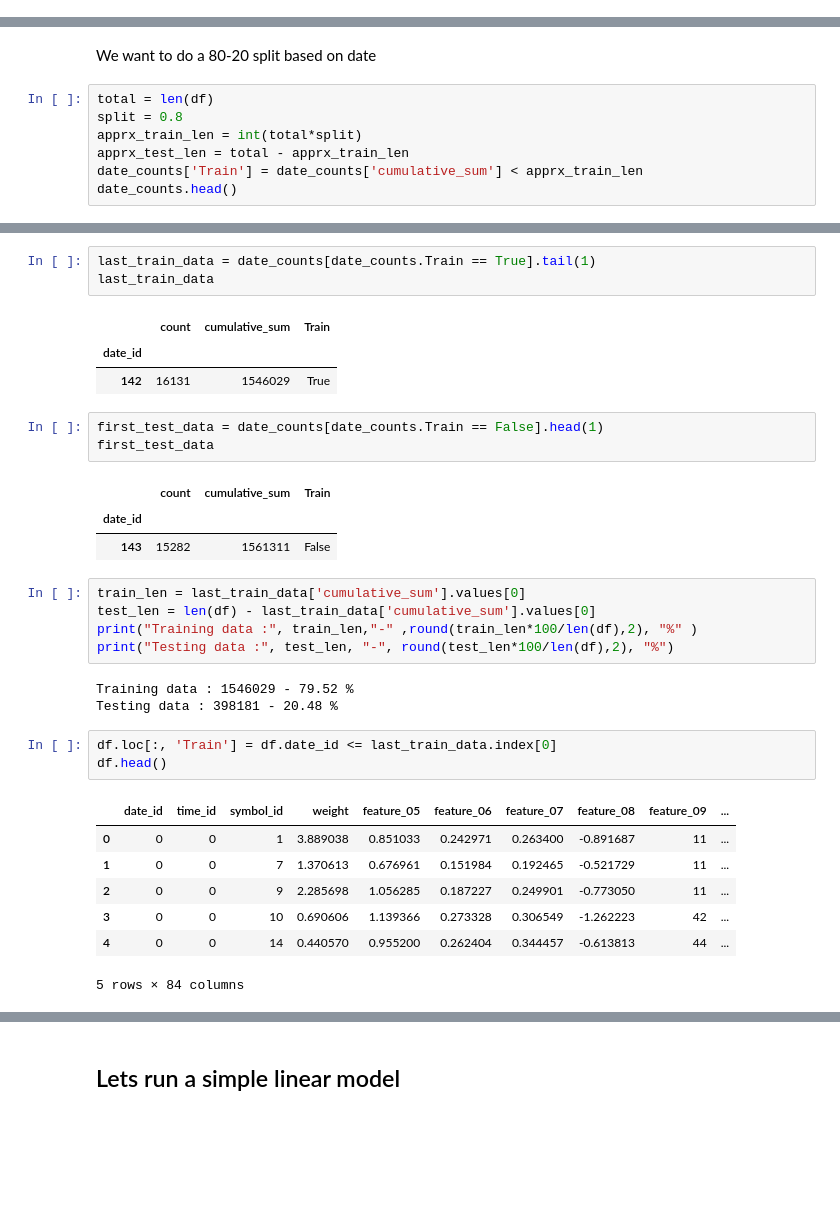
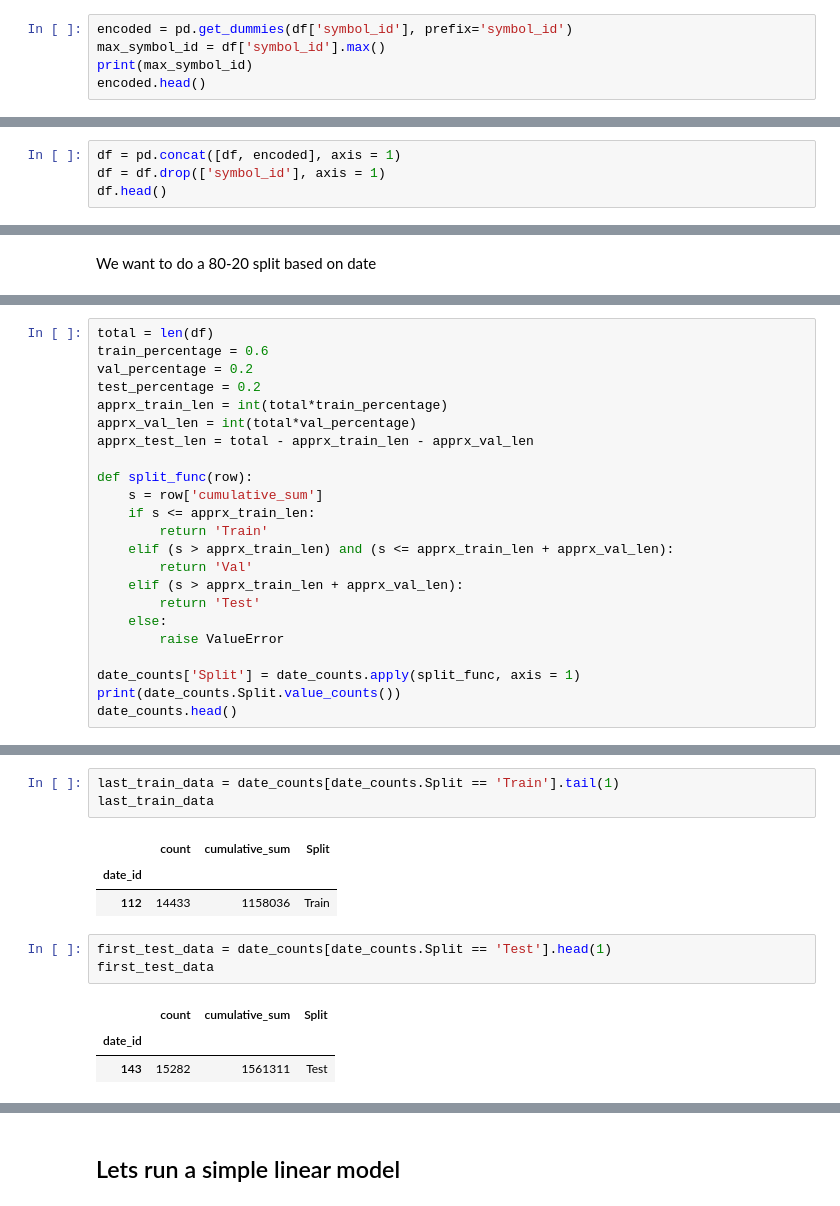
Before and after one commit to nkenny160/ecen-520-final-project, a Jupyter notebook: Jane Street Starter.ipynb, the cells around one changed output, grey strips where cells are left out. Saved outputs shown, nothing was run; the diff lists cells and outputs as text; blank space fills up the shorter version.

```diff
--- a/Jane Street Starter.ipynb
+++ b/Jane Street Starter.ipynb
@@ -330,0 +334,5 @@ df.head()
+# %%
+encoded = pd.get_dummies(df['symbol_id'], prefix='symbol_id')
+max_symbol_id = df['symbol_id'].max()
+print(max_symbol_id)
+encoded.head()
@@ -330,0 +347,4 @@ df.head()
+# %%
+df = pd.concat([df, encoded], axis = 1)
+df = df.drop(['symbol_id'], axis = 1)
+df.head()
@@ -347,10 +375,3 @@ date_counts.head()
 | 4 | 10188 | 46695 |
 # %% [markdown]
 We want to do a 80-20 split based on date
-# %%
-total = len(df)
-split = 0.8
-apprx_train_len = int(total*split)
-apprx_test_len = total - apprx_train_len
-date_counts['Train'] = date_counts['cumulative_sum'] < apprx_train_len
-date_counts.head()
@@ -364,0 +378,23 @@ date_counts.head()
+# %%
+total = len(df)
+train_percentage = 0.6
+val_percentage = 0.2
+test_percentage = 0.2
+apprx_train_len = int(total*train_percentage)
+apprx_val_len = int(total*val_percentage)
+apprx_test_len = total - apprx_train_len - apprx_val_len
+
+def split_func(row):
+    s = row['cumulative_sum']
+    if s <= apprx_train_len:
+        return 'Train'
+    elif (s > apprx_train_len) and (s <= apprx_train_len + apprx_val_len):
+        return 'Val'
+    elif (s > apprx_train_len + apprx_val_len):
+        return 'Test'
+    else:
+        raise ValueError
+
+date_counts['Split'] = date_counts.apply(split_func, axis = 1)
+print(date_counts.Split.value_counts())
+date_counts.head()
@@ -365,33 +414,14 @@ date_counts.head()
 # %%
-last_train_data = date_counts[date_counts.Train == True].tail(1)
+last_train_data = date_counts[date_counts.Split == 'Train'].tail(1)
 last_train_data
 # %% [output]
-|  | count | cumulative_sum | Train |
+|  | count | cumulative_sum | Split |
 | date_id |  |  |  |
-| 142 | 16131 | 1546029 | True |
+| 112 | 14433 | 1158036 | Train |
 # %%
-first_test_data = date_counts[date_counts.Train == False].head(1)
+first_test_data = date_counts[date_counts.Split == 'Test'].head(1)
 first_test_data
 # %% [output]
-|  | count | cumulative_sum | Train |
+|  | count | cumulative_sum | Split |
 | date_id |  |  |  |
-| 143 | 15282 | 1561311 | False |
+| 143 | 15282 | 1561311 | Test |
-# %%
-train_len = last_train_data['cumulative_sum'].values[0]
-test_len = len(df) - last_train_data['cumulative_sum'].values[0]
-print("Training data :", train_len,"-" ,round(train_len*100/len(df),2), "%" )
-print("Testing data :", test_len, "-", round(test_len*100/len(df),2), "%")
-# %% [output]
-Training data : 1546029 - 79.52 %
-Testing data : 398181 - 20.48 %
-# %%
-df.loc[:, 'Train'] = df.date_id <= last_train_data.index[0]
-df.head()
-# %% [output]
-|  | date_id | time_id | symbol_id | weight | feature_05 | feature_06 | feature_07 | feature_08 | feature_09 | ... |
-| 0 | 0 | 0 | 1 | 3.889038 | 0.851033 | 0.242971 | 0.263400 | -0.891687 | 11 | ... |
-| 1 | 0 | 0 | 7 | 1.370613 | 0.676961 | 0.151984 | 0.192465 | -0.521729 | 11 | ... |
-| 2 | 0 | 0 | 9 | 2.285698 | 1.056285 | 0.187227 | 0.249901 | -0.773050 | 11 | ... |
-| 3 | 0 | 0 | 10 | 0.690606 | 1.139366 | 0.273328 | 0.306549 | -1.262223 | 42 | ... |
-| 4 | 0 | 0 | 14 | 0.440570 | 0.955200 | 0.262404 | 0.344457 | -0.613813 | 44 | ... |
-5 rows × 84 columns
```
Also changed, not shown: parts of 20 cells of this notebook.
